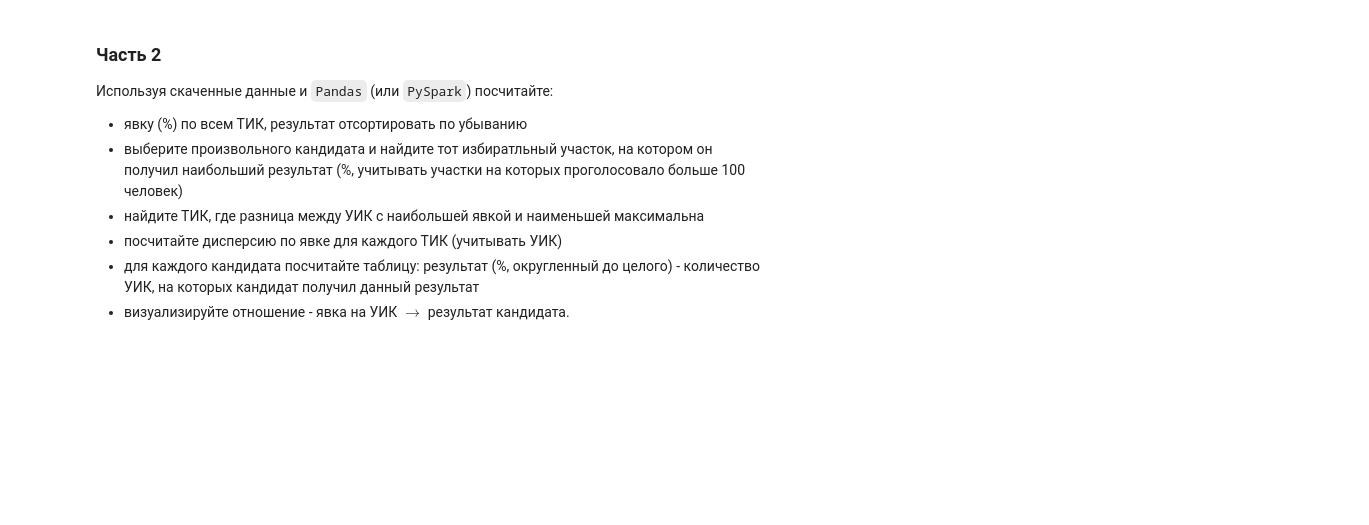
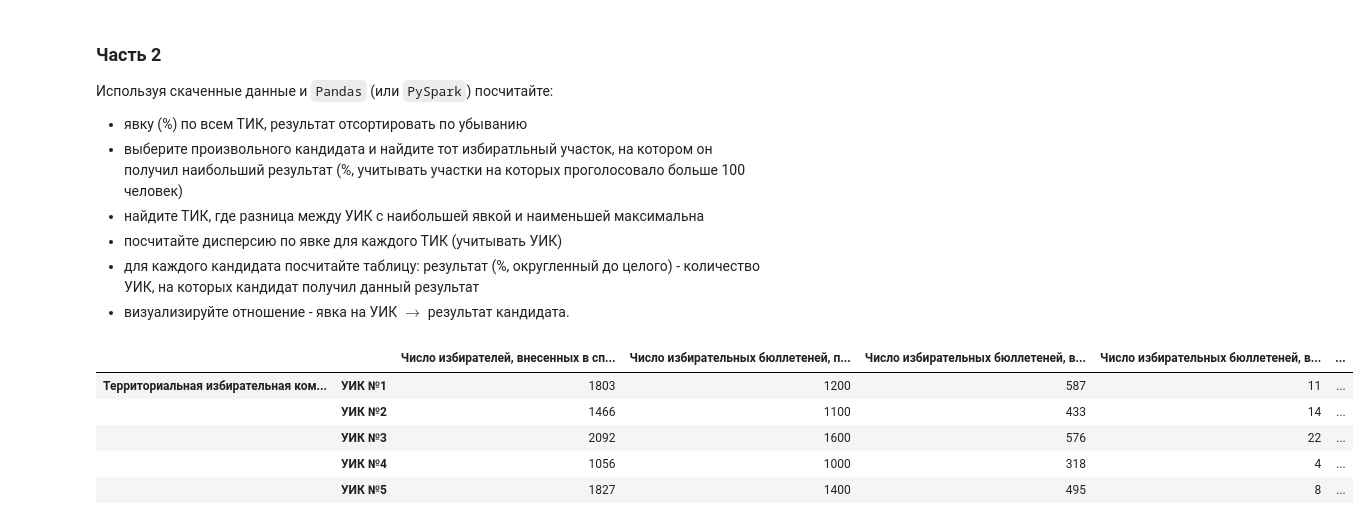
Before and after one commit to vladanills/Document-classification, a Jupyter notebook: tasks/Task_5.ipynb, the cells around one changed output. Saved outputs shown, nothing was run; the diff lists cells and outputs as text; code cells hidden in the pictures; blank space fills up the shorter version.

```diff
--- a/tasks/Task_5.ipynb
+++ b/tasks/Task_5.ipynb
@@ -17,3 +50,13 @@
 - посчитайте дисперсию по явке для каждого ТИК (учитывать УИК)
 - для каждого кандидата посчитайте таблицу: результат (%, округленный до целого) - количество УИК, на которых кандидат получил данный результат
 - визуализируйте отношение - явка на УИК $\rightarrow$ результат кандидата.
+# %%
+df = pd.read_csv("election.csv", index_col=[0,1])
+df.head()
+# %% [output]
+|  |  | Число избирателей, внесенных в сп... | Число избирательных бюллетеней, п... | Число избирательных бюллетеней, в... | Число избирательных бюллетеней, в... | ... |
+| Территориальная избирательная ком... | УИК №1 | 1803 | 1200 | 587 | 11 | ... |
+|  | УИК №2 | 1466 | 1100 | 433 | 14 | ... |
+|  | УИК №3 | 2092 | 1600 | 576 | 22 | ... |
+|  | УИК №4 | 1056 | 1000 | 318 | 4 | ... |
+|  | УИК №5 | 1827 | 1400 | 495 | 8 | ... |
```
Also changed, not shown: parts of 12 cells of this notebook, 11 other files.
